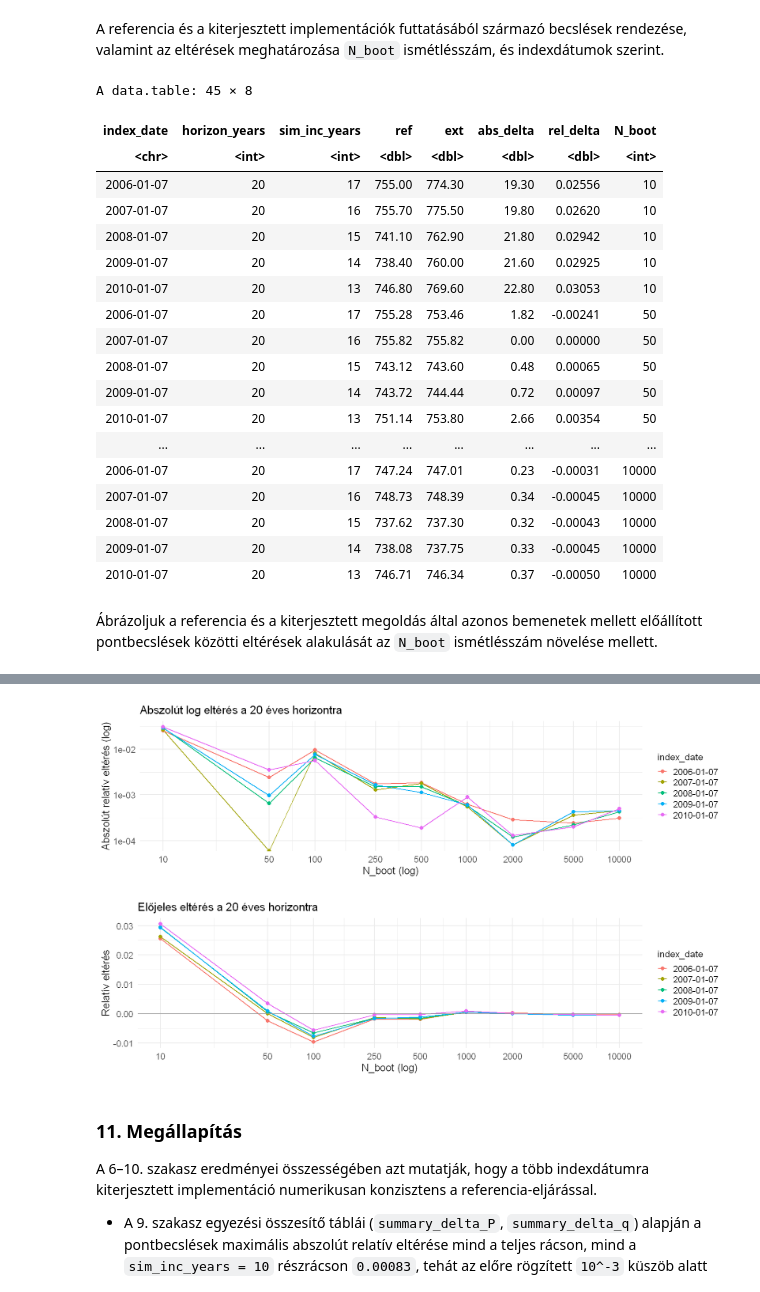
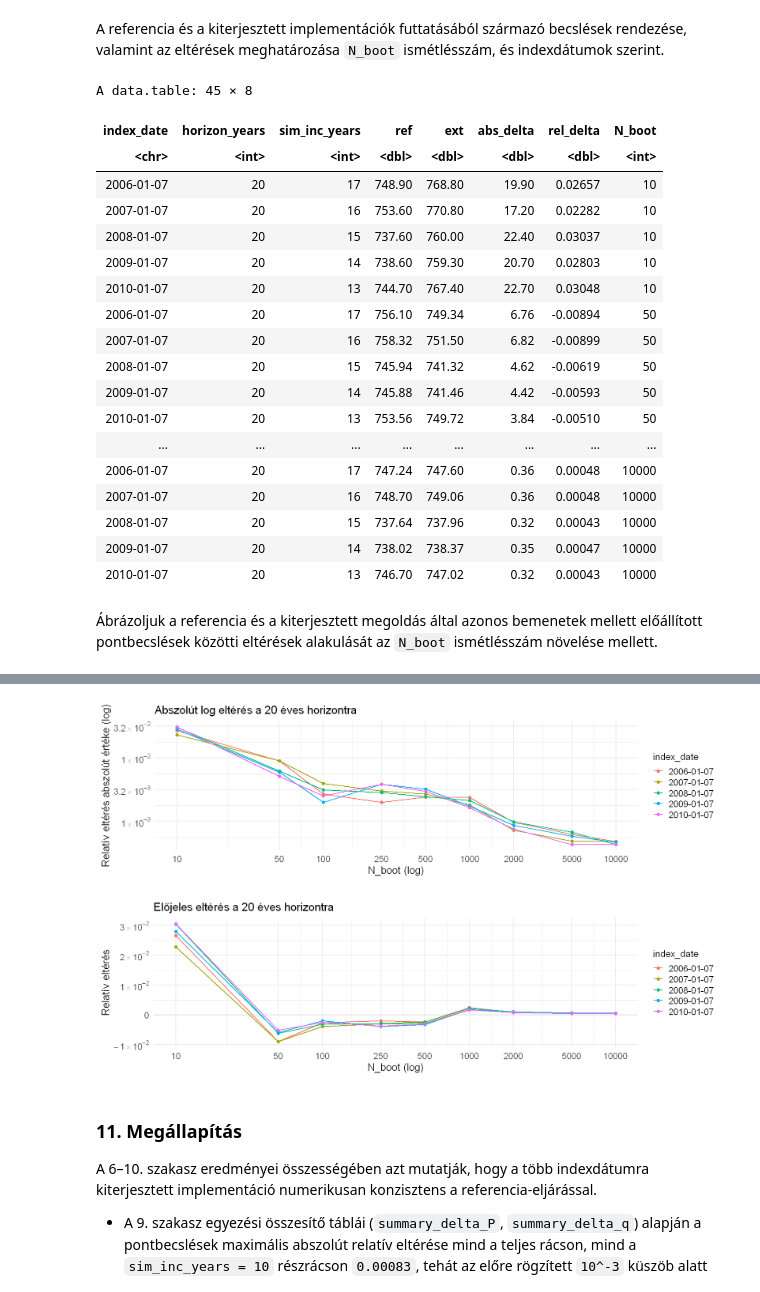
Before and after one commit to lrado1/rprev-ext, a Jupyter notebook: notebooks/ref-ext-consistency.ipynb, the cells around one changed output, grey strips where cells are left out. Saved outputs shown, nothing was run; the diff lists cells and outputs as text; code cells hidden in the pictures.

```diff
--- a/notebooks/ref-ext-consistency.ipynb
+++ b/notebooks/ref-ext-consistency.ipynb
@@ -717,7 +705,7 @@ index_dates
 
 # Közös paraméterek
 conv_n_boot <- c(10L, 50L, 100L, 250L, 500L, 1000L, 2000L, 5000L, 10000L)
-conv_seed <- 14
+conv_seed <- 123
 conv_year <- 20L
 # %% [output]
 [1] "2006-01-07" "2007-01-07" "2008-01-07" "2009-01-07" "2010-01-07"
@@ -859,22 +849,22 @@ conv_compare[order(N_boot, as.Date(index_date))]
 A data.table: 45 × 8
 | index_date | horizon_years | sim_inc_years | ref | ext | abs_delta | rel_delta | N_boot |
 | <chr> | <int> | <int> | <dbl> | <dbl> | <dbl> | <dbl> | <int> |
-| 2006-01-07 | 20 | 17 | 755.00 | 774.30 | 19.30 | 0.02556 | 10 |
-| 2007-01-07 | 20 | 16 | 755.70 | 775.50 | 19.80 | 0.02620 | 10 |
-| 2008-01-07 | 20 | 15 | 741.10 | 762.90 | 21.80 | 0.02942 | 10 |
-| 2009-01-07 | 20 | 14 | 738.40 | 760.00 | 21.60 | 0.02925 | 10 |
-| 2010-01-07 | 20 | 13 | 746.80 | 769.60 | 22.80 | 0.03053 | 10 |
-| 2006-01-07 | 20 | 17 | 755.28 | 753.46 | 1.82 | -0.00241 | 50 |
-| 2007-01-07 | 20 | 16 | 755.82 | 755.82 | 0.00 | 0.00000 | 50 |
-| 2008-01-07 | 20 | 15 | 743.12 | 743.60 | 0.48 | 0.00065 | 50 |
-| 2009-01-07 | 20 | 14 | 743.72 | 744.44 | 0.72 | 0.00097 | 50 |
-| 2010-01-07 | 20 | 13 | 751.14 | 753.80 | 2.66 | 0.00354 | 50 |
+| 2006-01-07 | 20 | 17 | 748.90 | 768.80 | 19.90 | 0.02657 | 10 |
+| 2007-01-07 | 20 | 16 | 753.60 | 770.80 | 17.20 | 0.02282 | 10 |
+| 2008-01-07 | 20 | 15 | 737.60 | 760.00 | 22.40 | 0.03037 | 10 |
+| 2009-01-07 | 20 | 14 | 738.60 | 759.30 | 20.70 | 0.02803 | 10 |
+| 2010-01-07 | 20 | 13 | 744.70 | 767.40 | 22.70 | 0.03048 | 10 |
+| 2006-01-07 | 20 | 17 | 756.10 | 749.34 | 6.76 | -0.00894 | 50 |
+| 2007-01-07 | 20 | 16 | 758.32 | 751.50 | 6.82 | -0.00899 | 50 |
+| 2008-01-07 | 20 | 15 | 745.94 | 741.32 | 4.62 | -0.00619 | 50 |
+| 2009-01-07 | 20 | 14 | 745.88 | 741.46 | 4.42 | -0.00593 | 50 |
+| 2010-01-07 | 20 | 13 | 753.56 | 749.72 | 3.84 | -0.00510 | 50 |
 | ... | ... | ... | ... | ... | ... | ... | ... |
-| 2006-01-07 | 20 | 17 | 747.24 | 747.01 | 0.23 | -0.00031 | 10000 |
-| 2007-01-07 | 20 | 16 | 748.73 | 748.39 | 0.34 | -0.00045 | 10000 |
-| 2008-01-07 | 20 | 15 | 737.62 | 737.30 | 0.32 | -0.00043 | 10000 |
-| 2009-01-07 | 20 | 14 | 738.08 | 737.75 | 0.33 | -0.00045 | 10000 |
-| 2010-01-07 | 20 | 13 | 746.71 | 746.34 | 0.37 | -0.00050 | 10000 |
+| 2006-01-07 | 20 | 17 | 747.24 | 747.60 | 0.36 | 0.00048 | 10000 |
+| 2007-01-07 | 20 | 16 | 748.70 | 749.06 | 0.36 | 0.00048 | 10000 |
+| 2008-01-07 | 20 | 15 | 737.64 | 737.96 | 0.32 | 0.00043 | 10000 |
+| 2009-01-07 | 20 | 14 | 738.02 | 738.37 | 0.35 | 0.00047 | 10000 |
+| 2010-01-07 | 20 | 13 | 746.70 | 747.02 | 0.32 | 0.00043 | 10000 |
 # %% [markdown]
 Ábrázoljuk a referencia és a kiterjesztett megoldás által azonos bemenetek mellett előállított pontbecslések közötti eltérések alakulását az `N_boot` ismétlésszám növelése mellett.
 # %%
@@ -883,10 +873,25 @@ plot_conv_delta <- function(use_abs = TRUE, x_log = TRUE, y_log = use_abs) {
   conv_plot <- data.table::copy(conv_compare)
   if (use_abs) conv_plot[, abs_rel_delta := abs(rel_delta)]
 
+  format_power10 <- function(x) {
+    vapply(x, function(value) {
+      if (is.na(value)) return(NA_character_)
+      if (value == 0) return("0")
+
+      sign_prefix <- if (value < 0) "-" else ""
+      abs_value <- abs(value)
+      exponent <- floor(log10(abs_value))
+      mantissa <- signif(abs_value / 10^exponent, 3)
+      mantissa_label <- sprintf("%.1f", mantissa)
+
+      paste0(sign_prefix, mantissa_label, " %*% 10^", exponent)
+    }, character(1))
+  }
+
   # Az ábrázolt mennyiség és a feliratok beállítása
   y_col <- if (use_abs) "abs_rel_delta" else "rel_delta"
   x_lab <- if (x_log) "N_boot (log)" else "N_boot"
-  y_lab_base <- if (use_abs) "Abszolút relatív eltérés" else "Relatív eltérés"
+  y_lab_base <- if (use_abs) "Relatív eltérés abszolút értéke" else "Relatív eltérés"
   y_lab <- if (y_log) paste0(y_lab_base, " (log)") else y_lab_base
   plot_title <- if (use_abs) {
     "Abszolút log eltérés a 20 éves horizontra"
@@ -927,9 +932,14 @@ plot_conv_delta <- function(use_abs = TRUE, x_log = TRUE, y_log = use_abs) {
 
   # Az y tengely skálázása vagy a nullavonal hozzáadása
   if (y_log) {
-    p <- p + ggplot2::scale_y_log10()
+    p <- p + ggplot2::scale_y_log10(
+      breaks = scales::trans_breaks("log10", function(x) 10^x),
+      labels = function(x) parse(text = format_power10(x))
+    )
   } else {
-    p <- p + ggplot2::geom_hline(yintercept = 0, linewidth = 0.5, color = "grey60")
+    p <- p +
+      ggplot2::scale_y_continuous(labels = function(x) parse(text = format_power10(x))) +
+      ggplot2::geom_hline(yintercept = 0, linewidth = 0.5, color = "grey60")
   }
 
   p
@@ -945,8 +951,8 @@ Warning message in ggplot2::scale_y_log10():
-[figure, old version]
+[figure, new version]
 # %%
 plot_conv_delta(use_abs = FALSE, x_log = TRUE, y_log = FALSE)
 # %% [output]
-[figure, old version]
+[figure, new version]
 # %% [markdown]
 ### 11. Megállapítás
 
```
Also changed, not shown: parts of 7 cells of this notebook.
